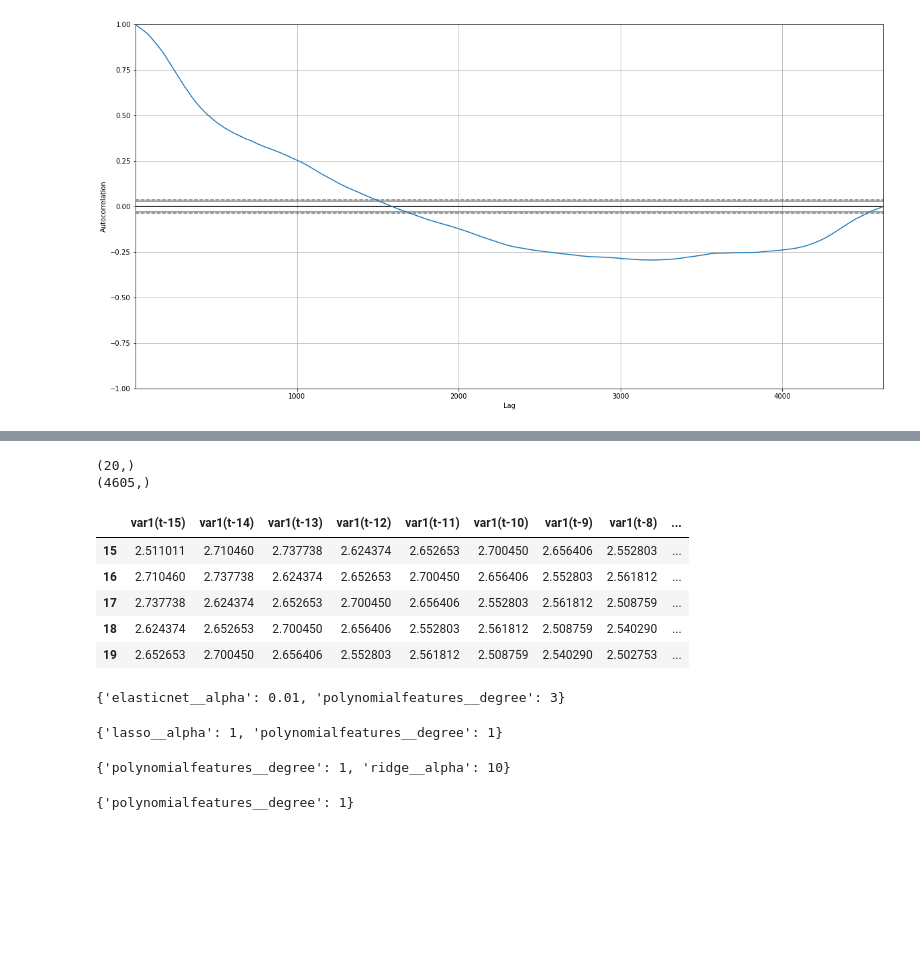
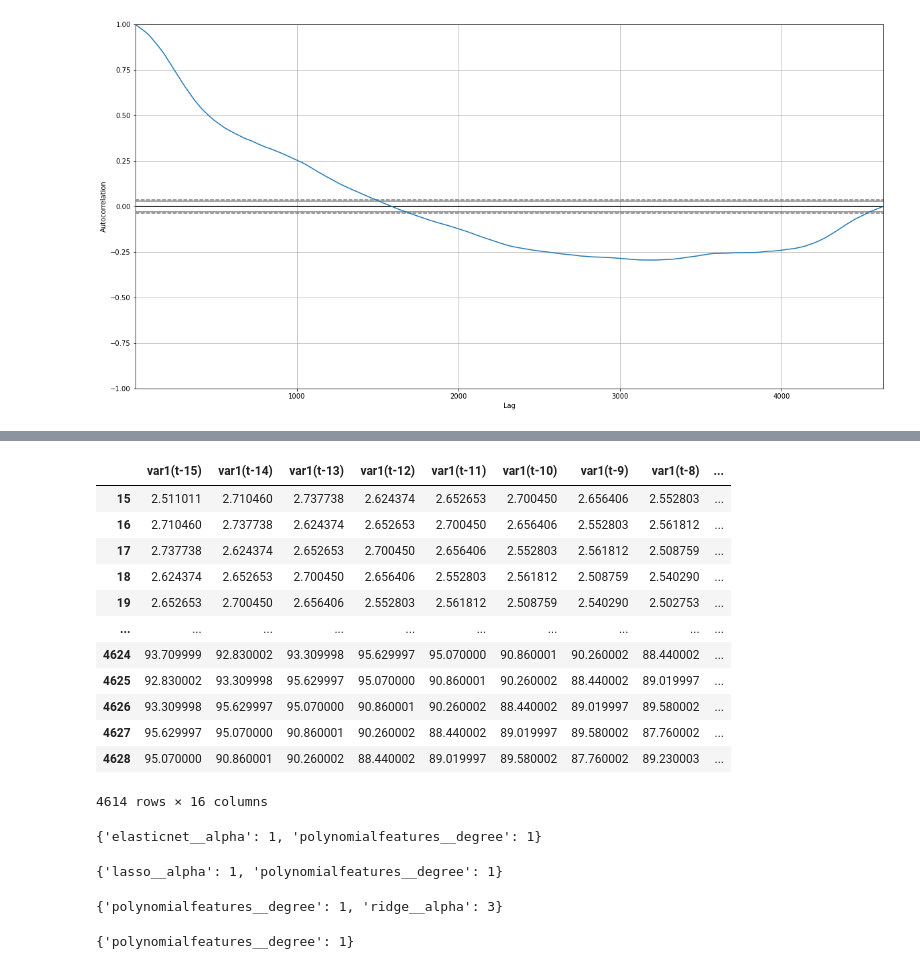
Before and after one commit to rkons88/Google-Alphabet-stock-price-forecast, a Jupyter notebook: PROJEKT ZALICZENIOWY.ipynb, the cells around one changed output, grey strips where cells are left out. Cells and saved outputs as stored; diff of their text form; code cells hidden in the pictures; blank space fills up the shorter version.

```diff
--- a/PROJEKT ZALICZENIOWY.ipynb
+++ b/PROJEKT ZALICZENIOWY.ipynb
@@ -192,27 +189,40 @@ def series_to_supervised(data, n_in=1, n_out=1, dropnan=True):
         agg.dropna(inplace=True)
     return agg
 # %%
-data_np = data.values
-test_data = data.values[-20:]
-data = data.values[:-20]
+#PODZIAŁ DANYCH PRZED TRANSFORMACJĄ NA CZĘŚĆ TRENINGOWĄ ORAZ TESTOWĄ
+
+data_values = data.values
+data_train = data[:-925]
+data_test = data[-925:]
 # %%
-print(test_data.shape)
-print(data.shape)
+#NARYSOWANIE WYKRESU DLA DANYCH Z CZĘŚCI TRENIGOWEJ ORAZ TESTOWEJ PRZED TRANSFORMACJĄ
+
+plt.figure(figsize=(20, 10))
+data_train.plot(label = 'train')
+data_test.plot(label = 'test')
+plt.legend()
+plt.show()
-# %% [output]
-(20,)
-(4605,)
 # %%
+#TRANSFORMACJA ZAIMPORTOWANYCH DANYCH SZEREGU CZASOWEGO
+
 df = pd.DataFrame()
 df['t'] = [x for x in data]
 dataframe = series_to_supervised(df, 15)
-dataframe.head()
+dataframe
 # %% [output]
 |  | var1(t-15) | var1(t-14) | var1(t-13) | var1(t-12) | var1(t-11) | var1(t-10) | var1(t-9) | var1(t-8) | ... |
 | 15 | 2.511011 | 2.710460 | 2.737738 | 2.624374 | 2.652653 | 2.700450 | 2.656406 | 2.552803 | ... |
 | 16 | 2.710460 | 2.737738 | 2.624374 | 2.652653 | 2.700450 | 2.656406 | 2.552803 | 2.561812 | ... |
 | 17 | 2.737738 | 2.624374 | 2.652653 | 2.700450 | 2.656406 | 2.552803 | 2.561812 | 2.508759 | ... |
 | 18 | 2.624374 | 2.652653 | 2.700450 | 2.656406 | 2.552803 | 2.561812 | 2.508759 | 2.540290 | ... |
 | 19 | 2.652653 | 2.700450 | 2.656406 | 2.552803 | 2.561812 | 2.508759 | 2.540290 | 2.502753 | ... |
+| ... | ... | ... | ... | ... | ... | ... | ... | ... | ... |
+| 4624 | 93.709999 | 92.830002 | 93.309998 | 95.629997 | 95.070000 | 90.860001 | 90.260002 | 88.440002 | ... |
+| 4625 | 92.830002 | 93.309998 | 95.629997 | 95.070000 | 90.860001 | 90.260002 | 88.440002 | 89.019997 | ... |
+| 4626 | 93.309998 | 95.629997 | 95.070000 | 90.860001 | 90.260002 | 88.440002 | 89.019997 | 89.580002 | ... |
+| 4627 | 95.629997 | 95.070000 | 90.860001 | 90.260002 | 88.440002 | 89.019997 | 89.580002 | 87.760002 | ... |
+| 4628 | 95.070000 | 90.860001 | 90.260002 | 88.440002 | 89.019997 | 89.580002 | 87.760002 | 89.230003 | ... |
+4614 rows × 16 columns
 # %%
 array = dataframe.values
 # split into input and output
@@ -236,13 +246,13 @@ kfold = model_selection.KFold(n_splits=5, random_state=None)
 
 grid_1 = GridSearchCV(make_pipeline(PolynomialFeatures(degree=2), ElasticNet(alpha=1, random_state=seed)),
                     param_grid={'polynomialfeatures__degree': [1, 2, 3, 4],
-                    'elasticnet__alpha': [0.01, 0.1, 1, 10]},
+                    'elasticnet__alpha': [1, 2, 3]},
                     cv=kfold,
                     refit=True)
 grid_1.fit(X_train, y_train)
 grid_1.best_params_
 # %% [output]
-{'elasticnet__alpha': 0.01, 'polynomialfeatures__degree': 3}
+{'elasticnet__alpha': 1, 'polynomialfeatures__degree': 1}
 # %%
 #WYSZUKIWANIE OPTYMALNEGO STOPNIA WIELOMIANU METODĄ LASSO
 #ANALIZOWANE STOPNIE WIELOMIANU: OD 1 DO 4
@@ -266,13 +276,13 @@ grid_2.best_params_
 
 grid_3 = GridSearchCV(make_pipeline(PolynomialFeatures(degree=2), Ridge(alpha=1, random_state=seed)),
                     param_grid={'polynomialfeatures__degree': [1, 2, 3, 4],
-                    'ridge__alpha': [0.01, 0.1, 1, 10]},
+                    'ridge__alpha': [1, 2, 3]},
                     cv=kfold,
                     refit=True)
 grid_3.fit(X_train, y_train)
 grid_3.best_params_
 # %% [output]
-{'polynomialfeatures__degree': 1, 'ridge__alpha': 10}
+{'polynomialfeatures__degree': 1, 'ridge__alpha': 3}
 # %%
 #WYSZUKIWANIE OPTYMALNEGO STOPNIA WIELOMIANU METODĄ REGRESJI WIELOMIANOWEJ
 #ANALIZOWANE STOPNIE WIELOMIANU: OD 1 DO 4
```
Also changed, not shown: parts of 18 cells of this notebook.
